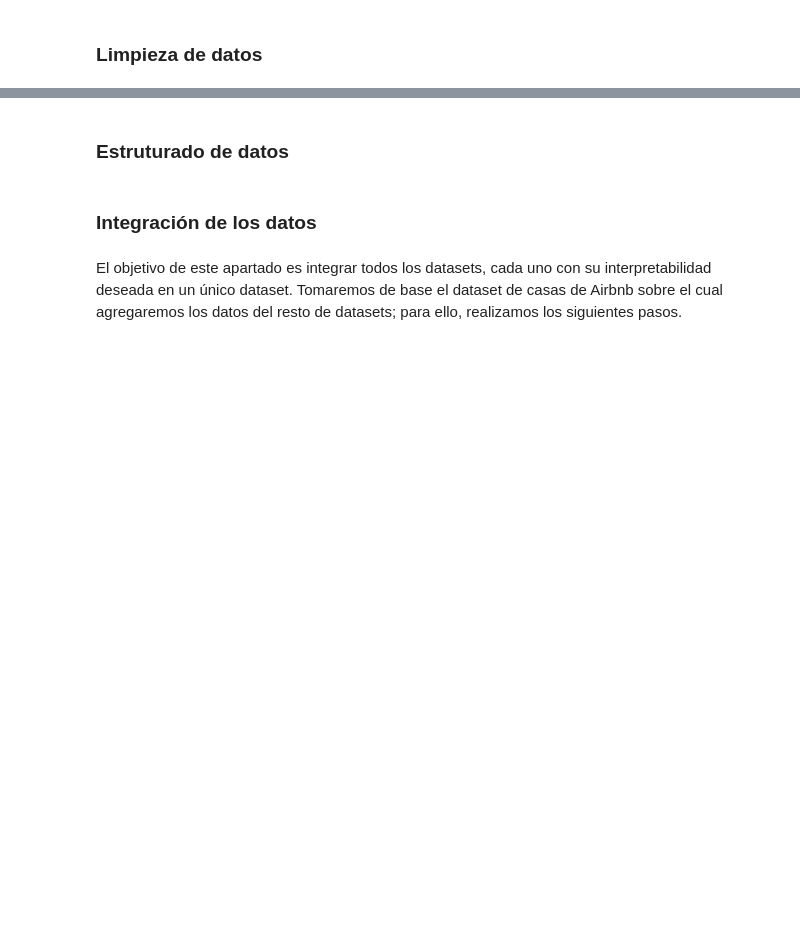
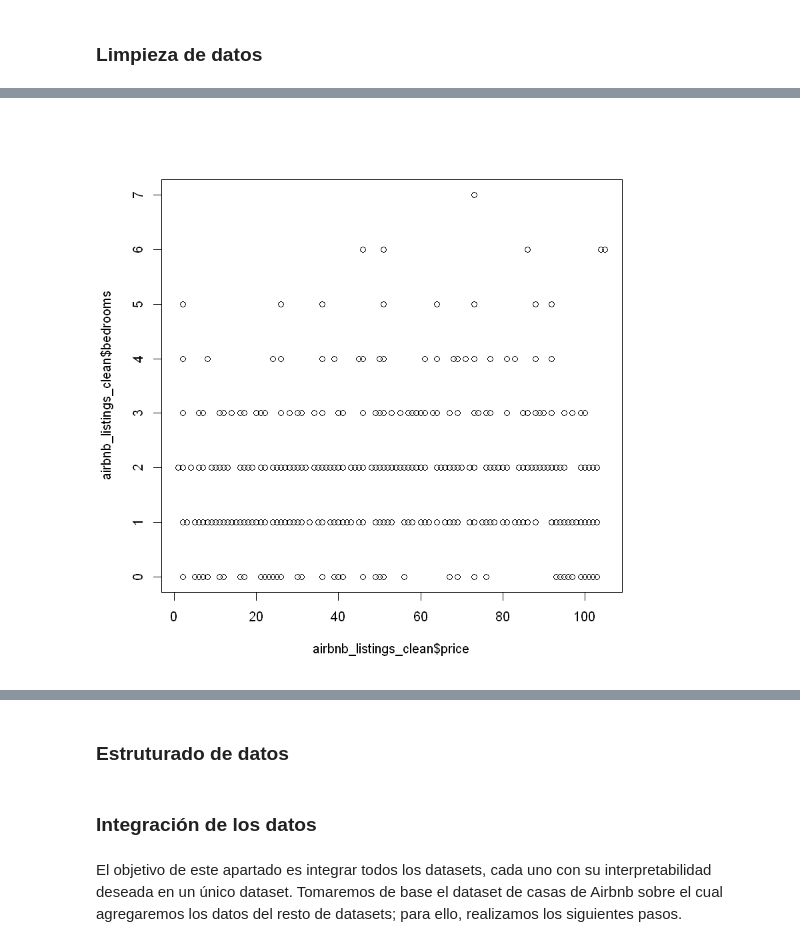
Before and after one commit to ivanfermena/Analisys-Airbnb-Seattle, a Jupyter notebook: analisis.ipynb, the cells around one changed output, grey strips where cells are left out. Cells and saved outputs as stored; diff of their text form; code cells hidden in the pictures; blank space fills up the shorter version.

```diff
--- a/analisis.ipynb
+++ b/analisis.ipynb
@@ -729,0 +716,2 @@ ggpairs(df2)
+# %%
+airbnb_listings_clean$room_type = factor(airbnb_listings_clean$room_type, levels = levels(airbnb_listings_clean$room_type), labels = seq(1,3))
@@ -729,0 +820,4 @@ ggpairs(df2)
+# %%
+plot(airbnb_listings_clean$price, airbnb_listings_clean$bedrooms)
+# %% [output]
+[figure, added]
```
Also changed, not shown: parts of 103 cells of this notebook.
